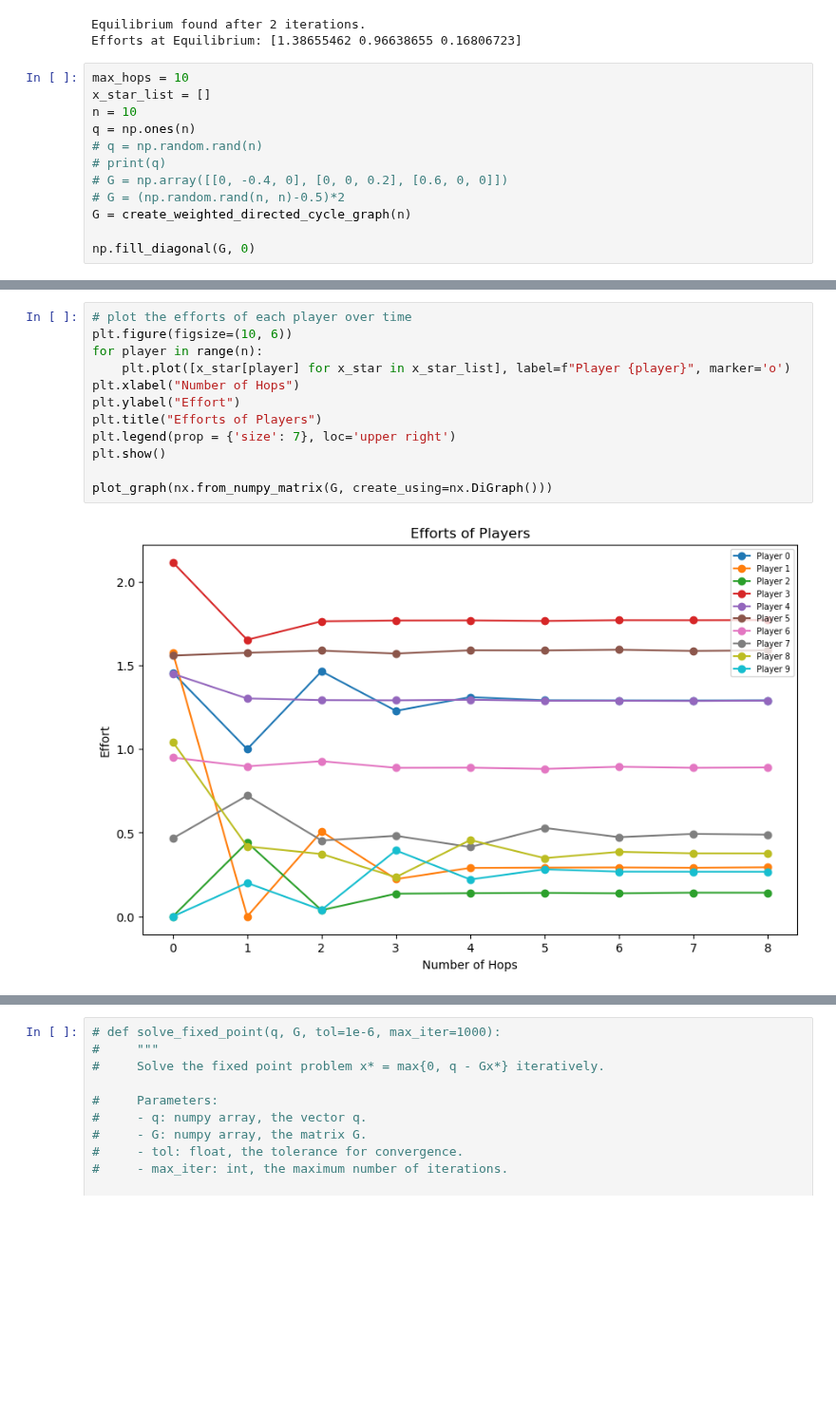
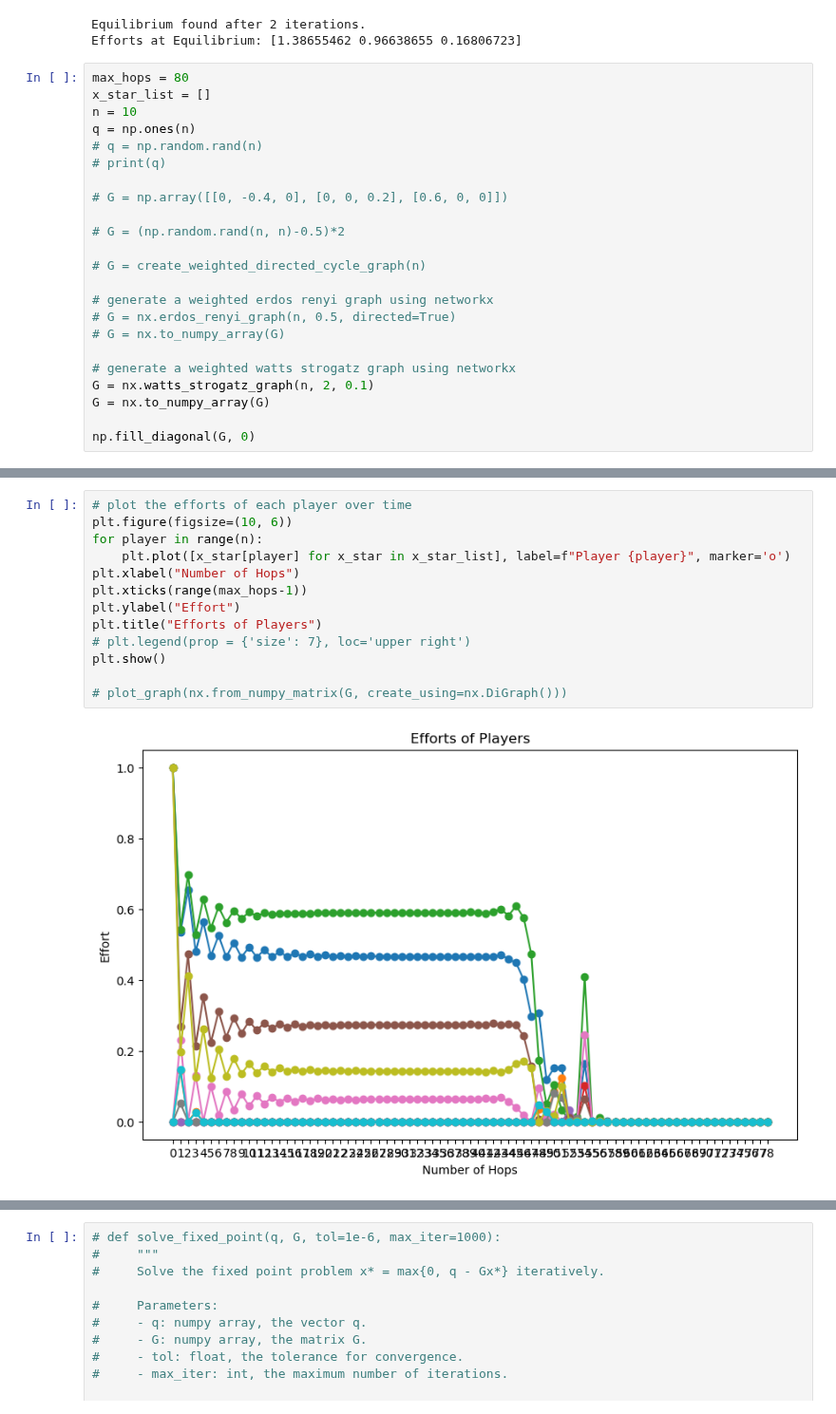
Before and after one commit to RamanEbrahimi/Research, a Jupyter notebook: K-level Network/k-hop.ipynb, the cells around one changed output, grey strips where cells are left out. Shown at 95% size. Saved outputs shown, nothing was run; the diff lists cells and outputs as text; blank space fills up the shorter version.

```diff
--- a/K-level Network/k-hop.ipynb
+++ b/K-level Network/k-hop.ipynb
@@ -126,15 +126,26 @@ print("Efforts at Equilibrium:", efforts)
 Equilibrium found after 2 iterations.
 Efforts at Equilibrium: [1.38655462 0.96638655 0.16806723]
 # %%
-max_hops = 10
+max_hops = 80
 x_star_list = []
 n = 10
 q = np.ones(n)
 # q = np.random.rand(n)
 # print(q)
+
 # G = np.array([[0, -0.4, 0], [0, 0, 0.2], [0.6, 0, 0]])
+
 # G = (np.random.rand(n, n)-0.5)*2
-G = create_weighted_directed_cycle_graph(n)
+
+# G = create_weighted_directed_cycle_graph(n)
+
+# generate a weighted erdos renyi graph using networkx
+# G = nx.erdos_renyi_graph(n, 0.5, directed=True)
+# G = nx.to_numpy_array(G)
+
+# generate a weighted watts strogatz graph using networkx
+G = nx.watts_strogatz_graph(n, 2, 0.1)
+G = nx.to_numpy_array(G)
 
 np.fill_diagonal(G, 0)
 # %%
@@ -167,14 +178,15 @@ Solution for 9 hops: [1.29051044 0.29372417 0.14184567 1.77084016 1.2893101  1.5
 # %%
 # plot the efforts of each player over time
 plt.figure(figsize=(10, 6))
 for player in range(n):
     plt.plot([x_star[player] for x_star in x_star_list], label=f"Player {player}", marker='o')
 plt.xlabel("Number of Hops")
+plt.xticks(range(max_hops-1))
 plt.ylabel("Effort")
 plt.title("Efforts of Players")
-plt.legend(prop = {'size': 7}, loc='upper right')
+# plt.legend(prop = {'size': 7}, loc='upper right')
 plt.show()
 
-plot_graph(nx.from_numpy_matrix(G, create_using=nx.DiGraph()))
+# plot_graph(nx.from_numpy_matrix(G, create_using=nx.DiGraph()))
 # %% [output]
-[figure, old version]
+[figure, new version]
```
Also changed, not shown: parts of 2 cells of this notebook, 1 other file.
